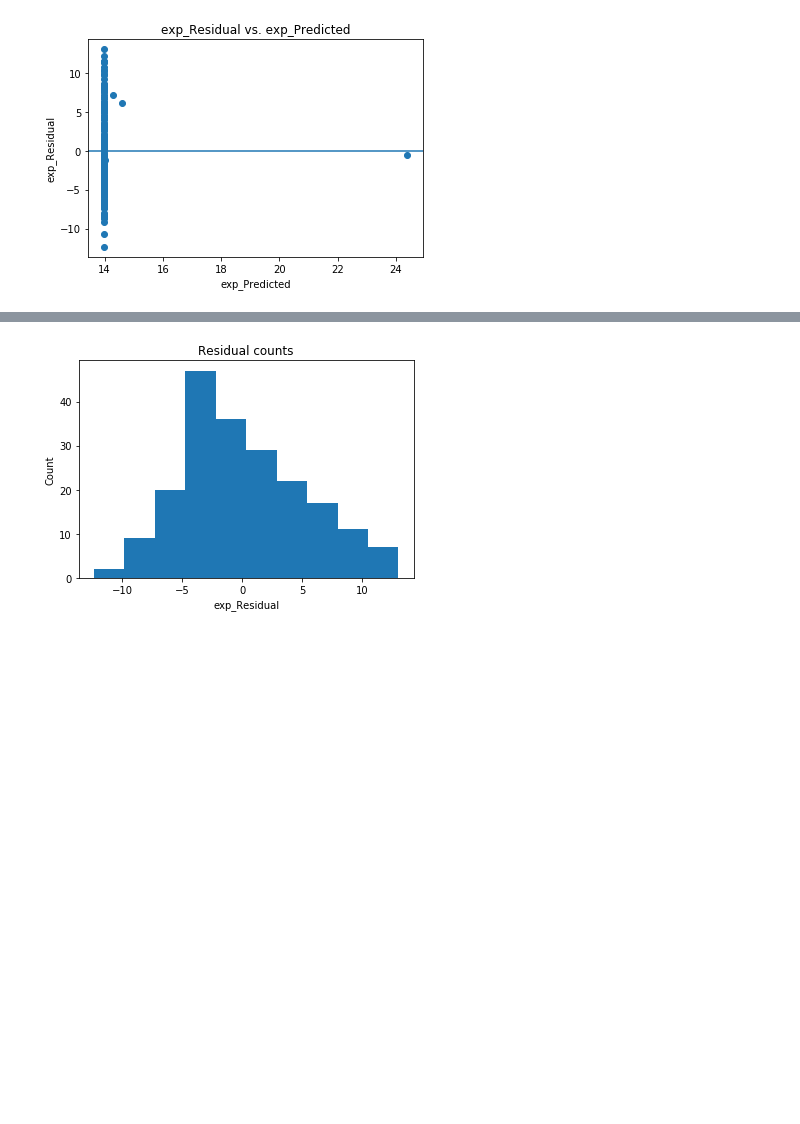
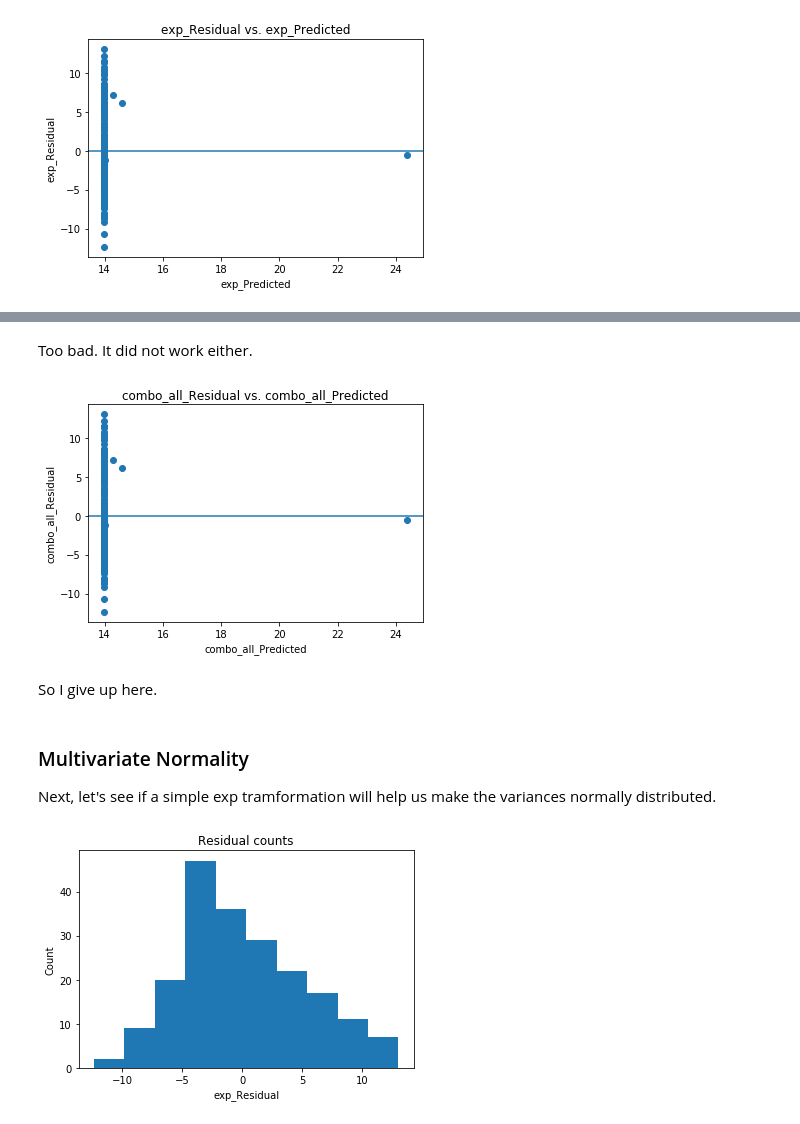
Before and after one commit to jatlukze/Thinkful-Practices, a Jupyter notebook: homoscedasticity and multivariate normality.ipynb, the cells around one changed output, grey strips where cells are left out. Saved outputs shown, nothing was run; the diff lists cells and outputs as text; code cells hidden in the pictures; blank space fills up the shorter version.

```diff
--- a/homoscedasticity and multivariate normality.ipynb
+++ b/homoscedasticity and multivariate normality.ipynb
@@ -111,3 +164,33 @@ plt.show()
+# %% [markdown]
+Too bad. It did not work either.
+# %%
+combo_all_X = data[['TV','Radio','Newspaper','exp_TV','exp_Radio','exp_Newspaper','sqrt_TV','sqrt_Radio','sqrt_Newspaper']]
+
+combo_all_regr = linear_model.LinearRegression()
+Y = data['Sales'].values.reshape(-1, 1)
+X = data[['TV','Radio','Newspaper','exp_TV','exp_Radio','exp_Newspaper','sqrt_TV','sqrt_Radio','sqrt_Newspaper']]
+combo_all_regr.fit(X, Y)
+
+combo_all_predicted = combo_all_regr.predict(combo_all_X).ravel()
+actual = data['Sales']
+
+# Calculate the error, also called the residual.
+combo_all_residual = actual - combo_all_predicted
+
+plt.scatter(combo_all_predicted, combo_all_residual)
+plt.xlabel('combo_all_Predicted')
+plt.ylabel('combo_all_Residual')
+plt.axhline(y=0)
+plt.title('combo_all_Residual vs. combo_all_Predicted')
+plt.show()
+# %% [output]
+[figure, added]
+# %% [markdown]
+So I give up here.
+# %% [markdown]
+### Multivariate Normality
+
+ Next, let's see if a simple exp tramformation will help us make the variances normally distributed.
 # %%
 plt.hist(exp_residual)
 plt.title('Residual counts')
```
Also changed, not shown: parts of 16 cells of this notebook.
